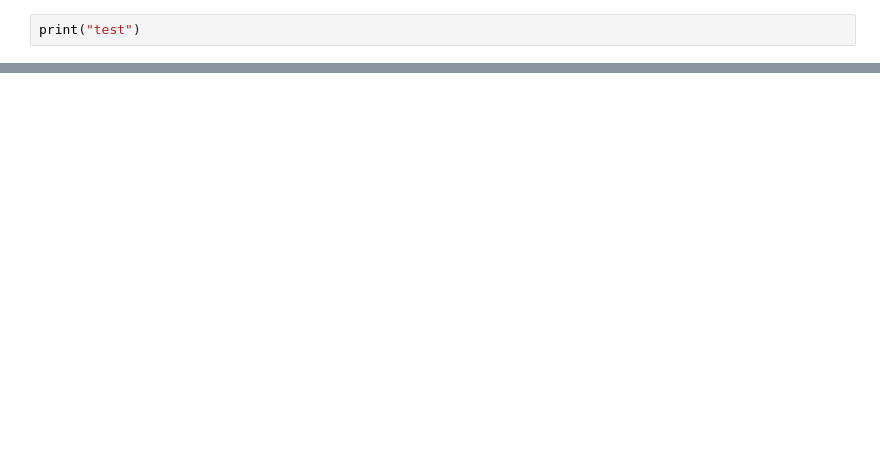
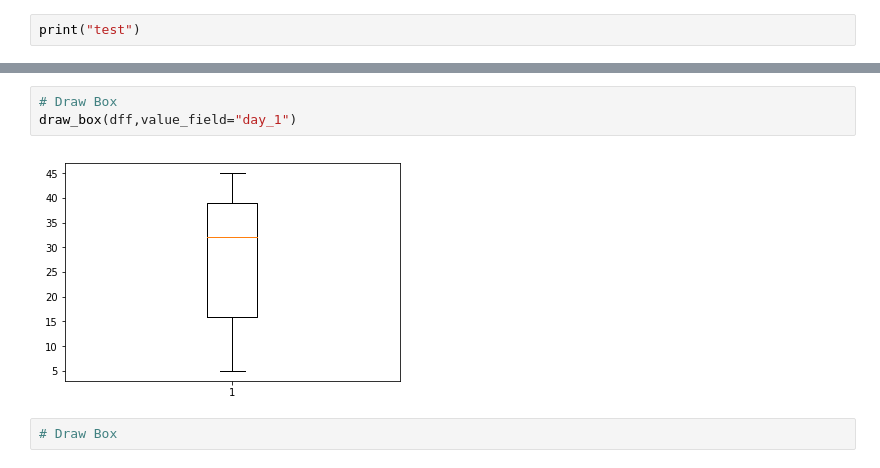
Before and after one commit to nickliqian/notebook, a Jupyter notebook: ipynb_demo/demo.ipynb, the cells around one changed output, grey strips where cells are left out. Saved outputs shown, nothing was run; the diff lists cells and outputs as text; blank space fills up the shorter version.

```diff
--- a/ipynb_demo/demo.ipynb
+++ b/ipynb_demo/demo.ipynb
@@ -2,0 +17,7 @@ print("test")
+# %%
+# Draw Box
+draw_box(dff,value_field="day_1")
+# %% [output]
+[figure, added]
+# %%
+# Draw Box
```
Also changed, not shown: parts of 25 cells of this notebook, 11 other files.
